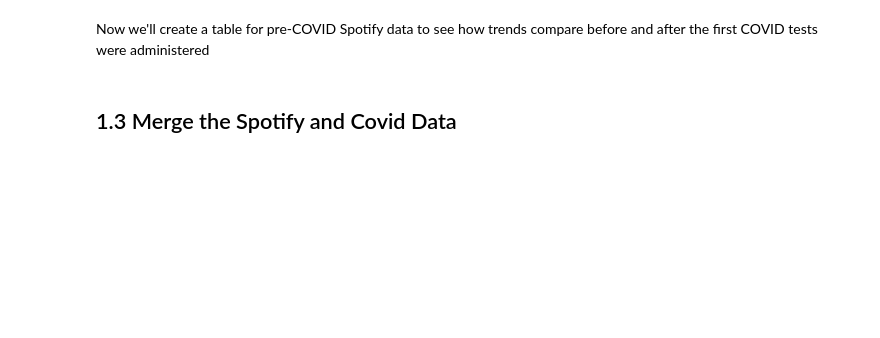
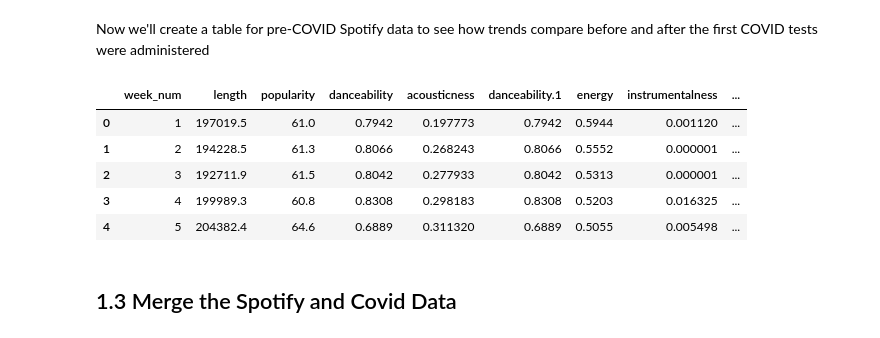
Before and after one commit to sonyal/COVIDSpotifyTrends, a Jupyter notebook: final.ipynb, the cells around one changed output. Saved outputs shown, nothing was run; the diff lists cells and outputs as text; code cells hidden in the pictures; blank space fills up the shorter version.

```diff
--- a/final.ipynb
+++ b/final.ipynb
@@ -113,14 +168,21 @@ grouped_pre['week_num'] = list(range(1,len(pre_bins)+1))
 # %%
 # Reindex with only the columns we need
 pre_spotify = grouped_pre
 
 pre_spotify = pre_spotify.reindex(columns=['week_num','length', 'popularity',
        'danceability', 'acousticness', 'danceability.1', 'energy',
        'instrumentalness', 'liveness', 'loudness', 'speechiness', 'tempo',
        'time_signature'])
 
-pre_spotify = pre_spotify.groupby(['week_num']).mean()
+pre_spotify = pre_spotify.groupby(['week_num']).mean().reset_index()
 pre_spotify.head()
+# %% [output]
+|  | week_num | length | popularity | danceability | acousticness | danceability.1 | energy | instrumentalness | ... |
+| 0 | 1 | 197019.5 | 61.0 | 0.7942 | 0.197773 | 0.7942 | 0.5944 | 0.001120 | ... |
+| 1 | 2 | 194228.5 | 61.3 | 0.8066 | 0.268243 | 0.8066 | 0.5552 | 0.000001 | ... |
+| 2 | 3 | 192711.9 | 61.5 | 0.8042 | 0.277933 | 0.8042 | 0.5313 | 0.000001 | ... |
+| 3 | 4 | 199989.3 | 60.8 | 0.8308 | 0.298183 | 0.8308 | 0.5203 | 0.016325 | ... |
+| 4 | 5 | 204382.4 | 64.6 | 0.6889 | 0.311320 | 0.6889 | 0.5055 | 0.005498 | ... |
 # %% [markdown]
 ## 1.3 Merge the Spotify and Covid Data
 # %%
```
Also changed, not shown: parts of 16 cells of this notebook.
